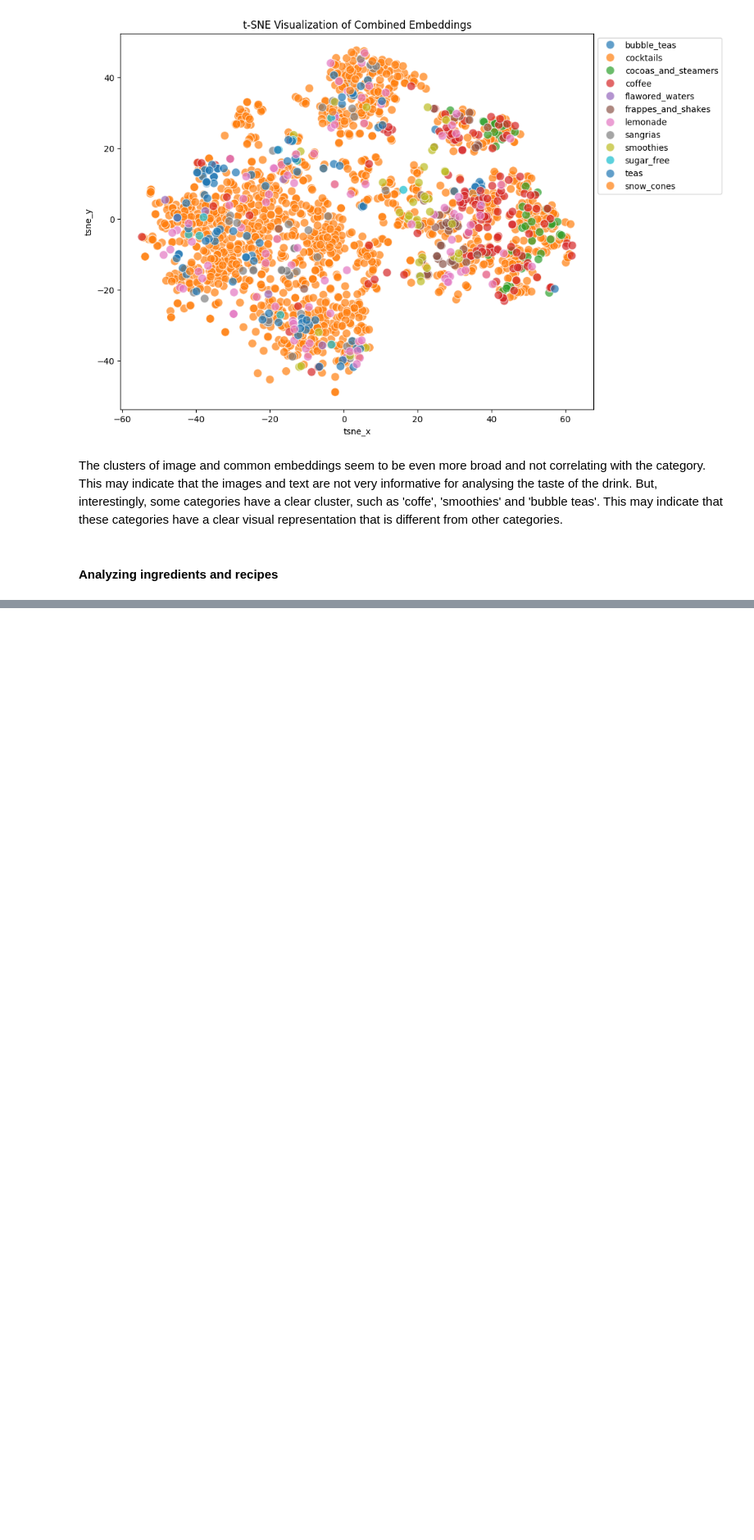
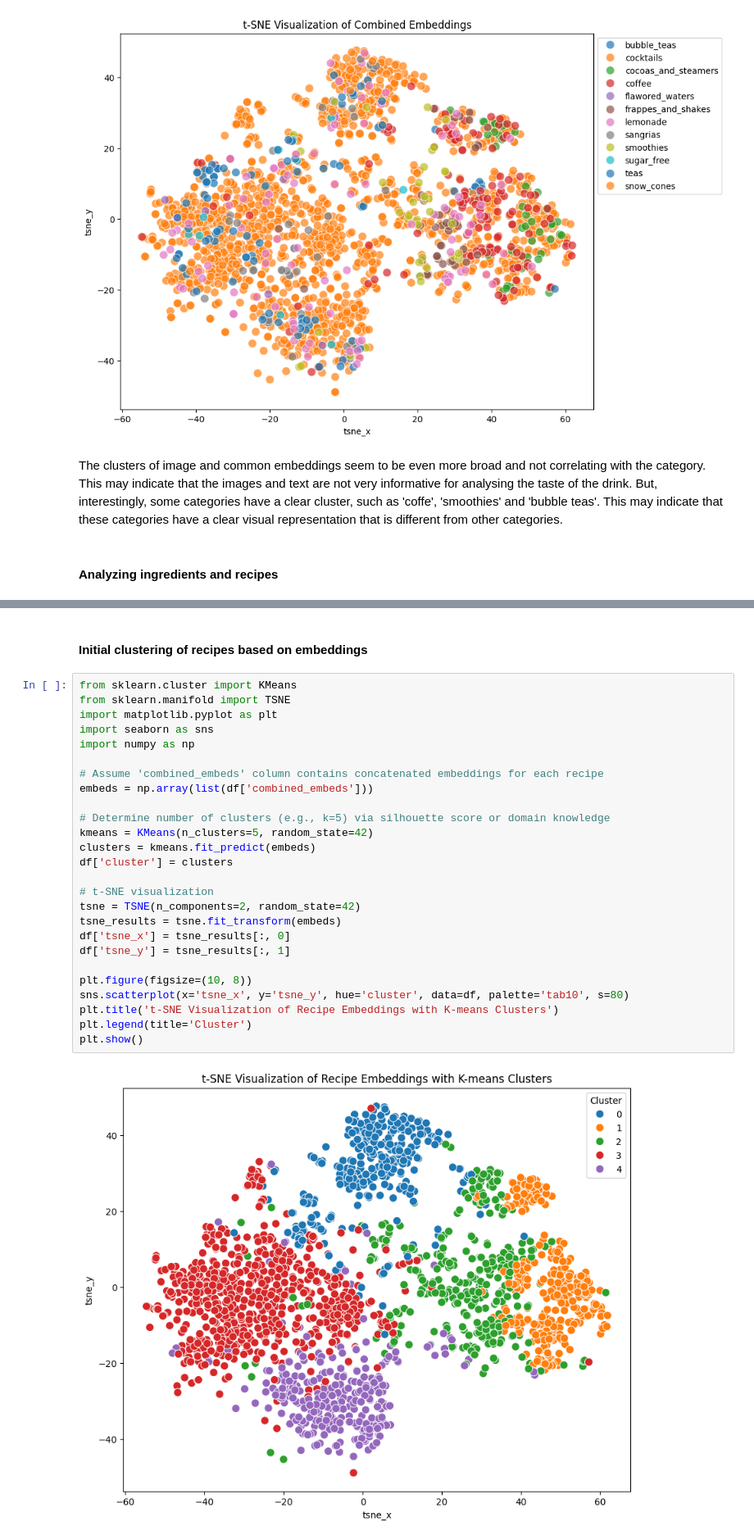
Before and after one commit to Data-Wrangling-and-Visualisation/Napitochki, a Jupyter notebook: data_exploration/EDA.ipynb, the cells around one changed output, grey strips where cells are left out. Shown at 82% size. Drawn from its saved outputs; the diff is of its cells as text; blank space fills up the shorter version.

```diff
--- a/data_exploration/EDA.ipynb
+++ b/data_exploration/EDA.ipynb
@@ -278,0 +515,30 @@ plt.show()
+# %% [markdown]
+#### Initial clustering of recipes based on embeddings
+# %%
+from sklearn.cluster import KMeans
+from sklearn.manifold import TSNE
+import matplotlib.pyplot as plt
+import seaborn as sns
+import numpy as np
+
+# Assume 'combined_embeds' column contains concatenated embeddings for each recipe
+embeds = np.array(list(df['combined_embeds']))
+
+# Determine number of clusters (e.g., k=5) via silhouette score or domain knowledge
+kmeans = KMeans(n_clusters=5, random_state=42)
+clusters = kmeans.fit_predict(embeds)
+df['cluster'] = clusters
+
+# t-SNE visualization
+tsne = TSNE(n_components=2, random_state=42)
+tsne_results = tsne.fit_transform(embeds)
+df['tsne_x'] = tsne_results[:, 0]
+df['tsne_y'] = tsne_results[:, 1]
+
+plt.figure(figsize=(10, 8))
+sns.scatterplot(x='tsne_x', y='tsne_y', hue='cluster', data=df, palette='tab10', s=80)
+plt.title('t-SNE Visualization of Recipe Embeddings with K-means Clusters')
+plt.legend(title='Cluster')
+plt.show()
+# %% [output]
+[figure, added]
```
Also changed, not shown: parts of 9 cells of this notebook, 2 other files.
